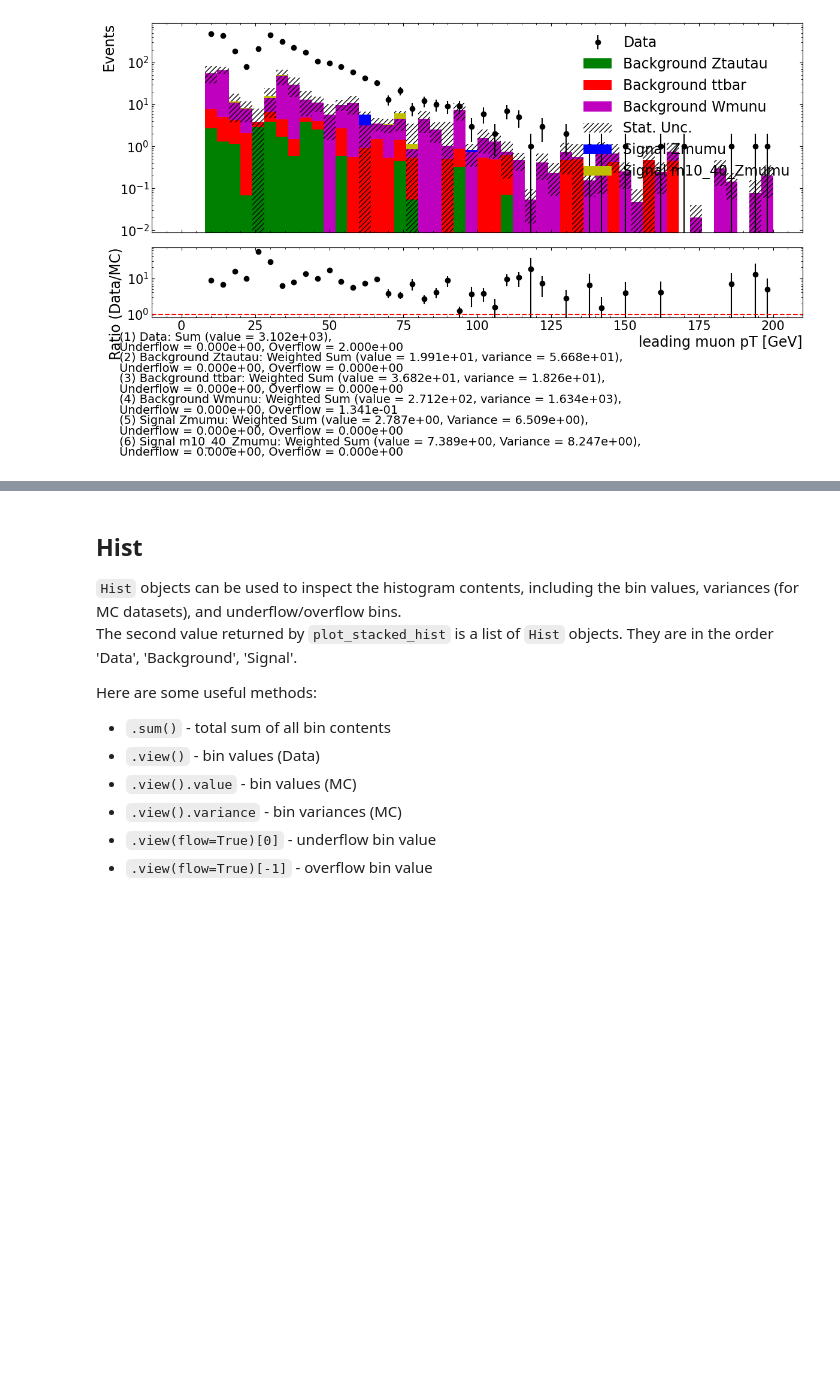
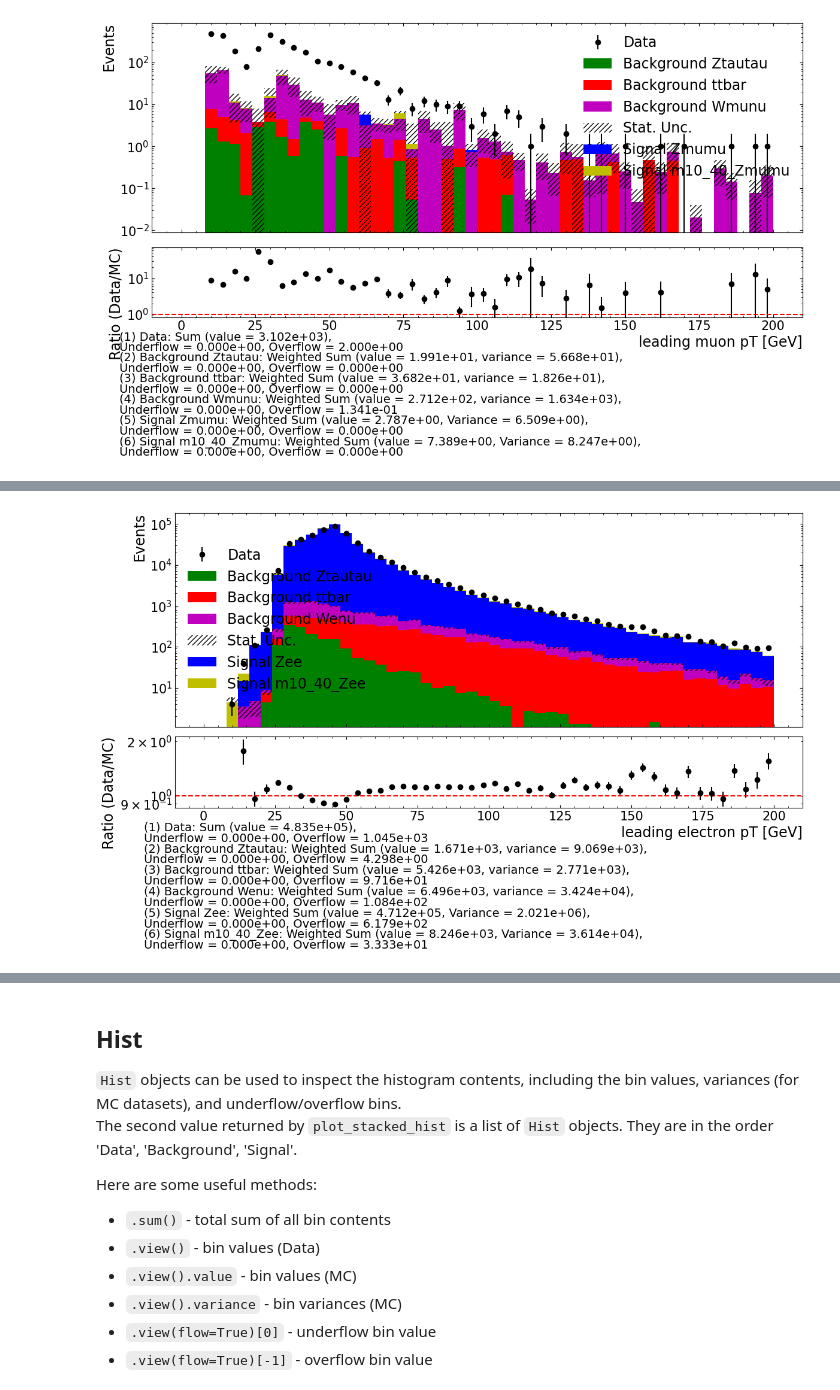
Before and after one commit to hongshaoyee/ATLAS-Higgs-ZW, a Jupyter notebook: ATLAS-parquet/DilepLabNotebook.ipynb, the cells around one changed output, grey strips where cells are left out. Saved outputs shown, nothing was run; the diff lists cells and outputs as text; code cells hidden in the pictures; blank space fills up the shorter version.

Commit message:
Electron SS OS

```diff
--- a/ATLAS-parquet/DilepLabNotebook.ipynb
+++ b/ATLAS-parquet/DilepLabNotebook.ipynb
@@ -300,3 +296,9 @@ Elapsed time = 9.9s
  'Ztautau_0_02': <Array [{lep_n: 2, lep_pt: [...], ...}, ...] type='3176 * {lep_n: int32, le...'>,
  'ttbar_0_02': <Array [{lep_n: 2, lep_pt: [...], ...}, ...] type='8264 * {lep_n: int32, le...'>,
  'Wmunu_0_02': <Array [{lep_n: 2, lep_pt: [...], ...}, ...] type='2183 * {lep_n: int32, le...'>}
+# %%
+#electron
+#string_code_list = ['2to4lep'] # List of dataset codes to load
+electron_string_code_list = ['2to4lep','Zee','m10_40_Zee','Ztautau','ttbar','Wenu'] # List of dataset codes to load
+read_variables = ['lep_pt', 'lep_eta', 'lep_phi', 'lep_e', 'lep_type', 'lep_charge', 'lep_n', 'trigM', 'trigE']
+electron_read_variables = validate_read_variables(electron_string_code_list, read_variables)
@@ -336,0 +373,5 @@ Elapsed time = 9.2s
+# %%
+#electron
+fraction = 0.02
+pt_data_ee_OS = analysis_parquet(electron_read_variables, electron_string_code_list, fraction=fraction, cut_function=cut_eeOppositeSign)
+pt_data_ee_SS = analysis_parquet(electron_read_variables, electron_string_code_list, fraction=fraction, cut_function=cut_eeSameSign)
@@ -468 +518,23 @@ Elapsed time = 0.7s
 [figure]
+# %%
+#electron_ospt
+plot_dict_ee_OS = {
+  'Data' : pt_data_ee_OS['2to4lep_0_02'],
+  'Signal Zee' : pt_data_ee_OS['Zee_0_02'],
+  'Signal m10_40_Zee' : pt_data_ee_OS['m10_40_Zee_0_02'],
+  'Background Ztautau' : pt_data_ee_OS['Ztautau_0_02'],
+  'Background ttbar' : pt_data_ee_OS['ttbar_0_02'],
+  'Background Wenu' : pt_data_ee_OS['Wenu_0_02'],
+}
+
+color_list = ['k','b','y','g','r','m']
+
+plot_variable = 'lep_pt[0]'
+xmin, xmax = 0, 200
+num_bins = 50
+x_label = 'leading electron pT [GeV]'
+
+fig_ee_ospt, hists_ee_ospt= plot_stacked_hist(plot_dict_ee_OS, plot_variable, color_list,
+                               num_bins, xmin, xmax, x_label,
+                               logy=True, show_text=True, residual_plot=True, save_fig=False)
+# %% [output]
@@ -468,0 +542 @@ Elapsed time = 0.7s
+[figure, added]
```
Also changed, not shown: parts of 17 cells of this notebook.
